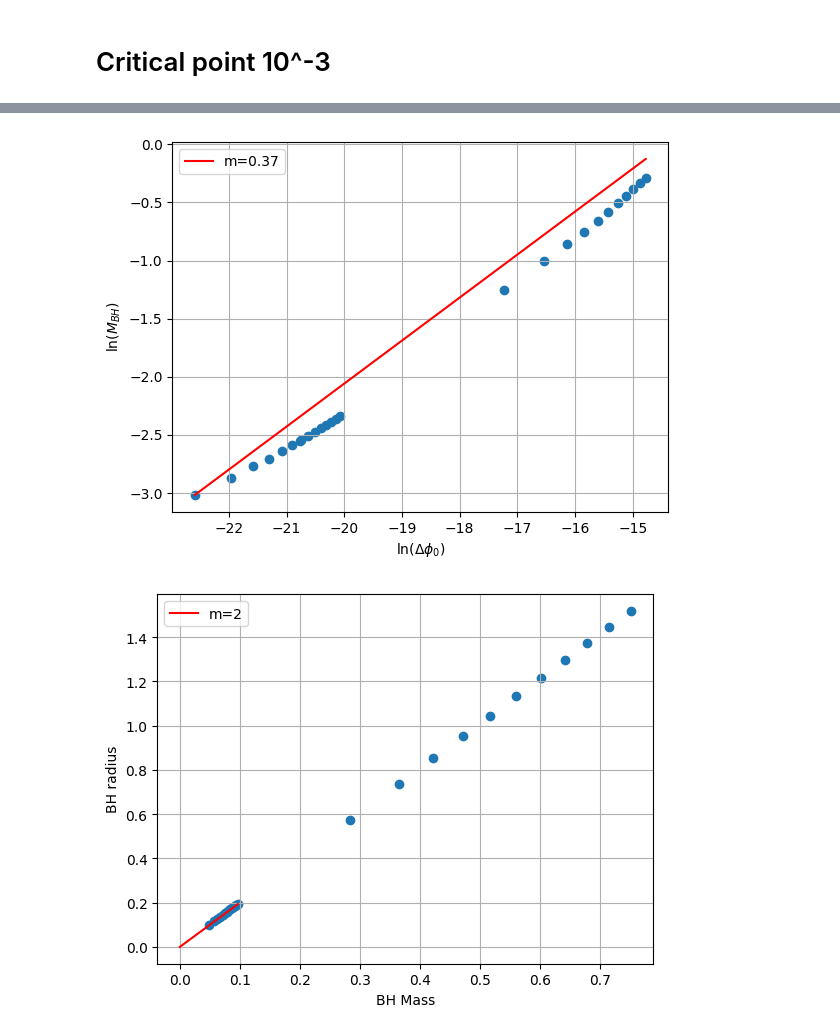
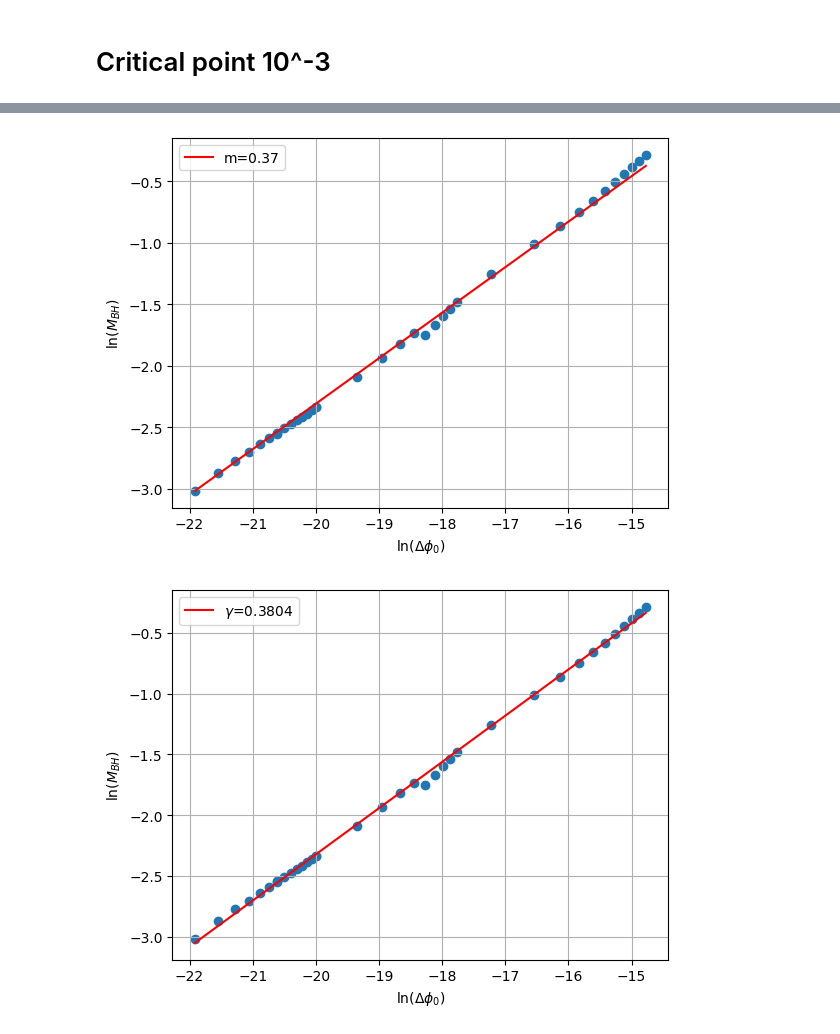
Before and after one commit to OtroBenja/Critical-collapse, a Jupyter notebook: plot.ipynb, the cells around one changed output, grey strips where cells are left out. Saved outputs shown, nothing was run; the diff lists cells and outputs as text; code cells hidden in the pictures.

```diff
--- a/plot.ipynb
+++ b/plot.ipynb
@@ -629,23 +593,0 @@ Finished, total time: 63s
-# %%
-#Get all masses and BH radius
-from os import listdir
-folder_files = listdir()
-folder_files = [f for f in folder_files if (f.startswith('Output') and f.endswith('.dat'))]
-results_df = pd.DataFrame(columns=['Radius','Mass','phi0'])
-for file in folder_files:
-        #Get blackhole radius
-        BHradius = read_params(file)['BH radius']
-        #Get phi0 parameter
-        phi0 = read_params(file)['p0']
-        #Get total mass
-        with open('Mass'+file[6:]) as f:
-                BHmass = float(f.readline().split(',')[0])
-        #Add values to the dataframe
-        new_row = pd.DataFrame([[BHradius,BHmass,phi0]],columns=['Radius','Mass','phi0'])
-        results_df = pd.concat((results_df,new_row),ignore_index=True)
-#Plot radius vs mass
-plt.scatter(results_df['Mass'].values,results_df['Radius'].values)
-plt.plot((0,7),(0,14),'-r')
-plt.ylabel('BH radius')
-plt.xlabel('Total mass')
-plt.show()
@@ -810,9 +800,11 @@ iterations = "500000"
 for p0 in p0s:
     output = subprocess.check_output([".\Collapse.exe",  fType, str(p0), r0, d, ko, deltaR, maxR, iterations], text=True,)
 # %%
-critical_p0 = 1.9156319713009e-06
+critical_p0 = 1.9154831466382175e-06
 critical_radius = 0.078
 critical_mass = 0.03925
+
+from scipy.stats import linregress
 
 #Get all radius and p0
 from os import listdir
@@ -858,6 +850,18 @@ plt.legend()
 plt.grid()
 plt.show()
 
+plt.scatter(log_dphi,log_mass)
+plt.ylabel('ln($M_{BH}$)')
+plt.xlabel('ln($\Delta \phi_0$)')
+logM0 = min(log_mass)
+logdphi_i = min(log_dphi)
+logdphi_f = max(log_dphi)
+fit = linregress(log_dphi,log_mass)
+plt.plot((logdphi_i,logdphi_f),(fit.intercept+fit.slope*(logdphi_i),fit.intercept+fit.slope*(logdphi_f)),'-r',label=f'$\gamma$={fit.slope:.4}')
+plt.legend()
+plt.grid()
+plt.show()
+
 plt.scatter(mass,radius)
 plt.ylabel('BH radius')
 plt.xlabel('BH Mass')
@@ -870,2 +874,2 @@ plt.show()
-[figure, old version]
+[figure, new version]
-[figure, old version]
+[figure, new version]
```
Also changed, not shown: parts of 19 cells of this notebook, 20 other files.
